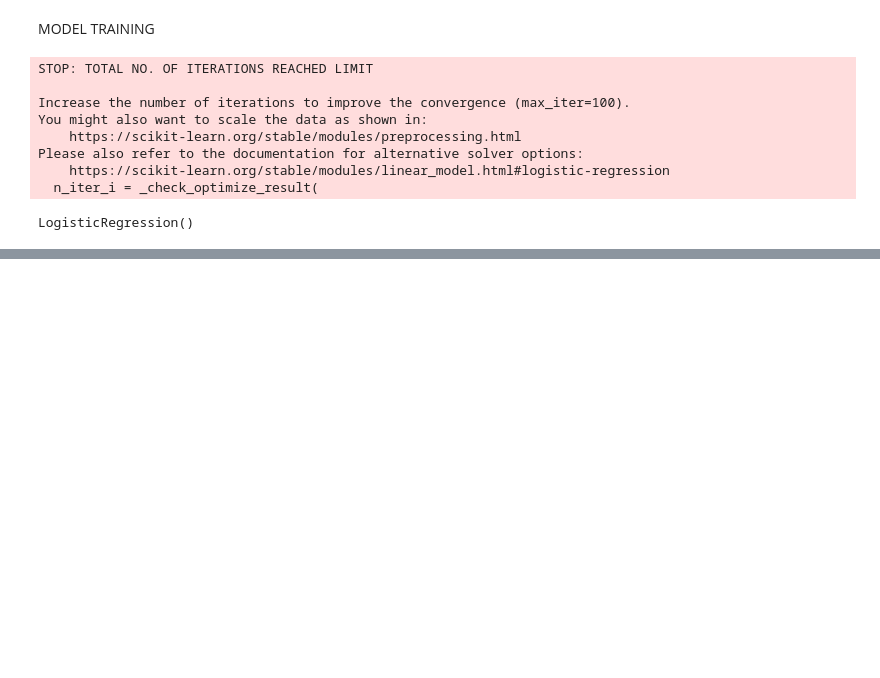
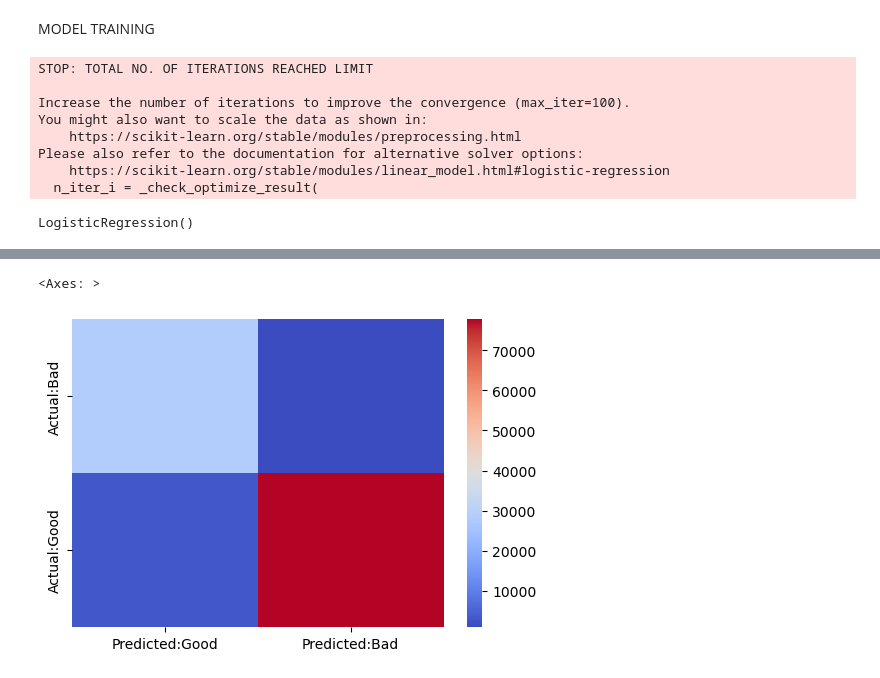
Before and after one commit to Shravanii-patil/PhishingWebDetectionSystem, a Jupyter notebook: Phishing Website Detection system.ipynb, the cells around one changed output, grey strips where cells are left out. Cells and saved outputs as stored; diff of their text form; code cells hidden in the pictures; blank space fills up the shorter version.

```diff
--- a/Phishing Website Detection system.ipynb
+++ b/Phishing Website Detection system.ipynb
@@ -268,0 +295,2 @@ LogisticRegression()
+# %%
+confmat=pd.DataFrame(confusion_matrix(lr.predict(X_test),y_test),columns=['Predicted:Good','Predicted:Bad'],index=['Actual:Bad','Actual:Good'])
@@ -268,0 +299,6 @@ LogisticRegression()
+# %%
+plt.figure(figsize=(6,4))
+sns.heatmap(confmat,fmt='d',cmap='coolwarm')
+# %% [output]
+<Axes: >
+[figure, added]
```
Also changed, not shown: parts of 10 cells of this notebook.
